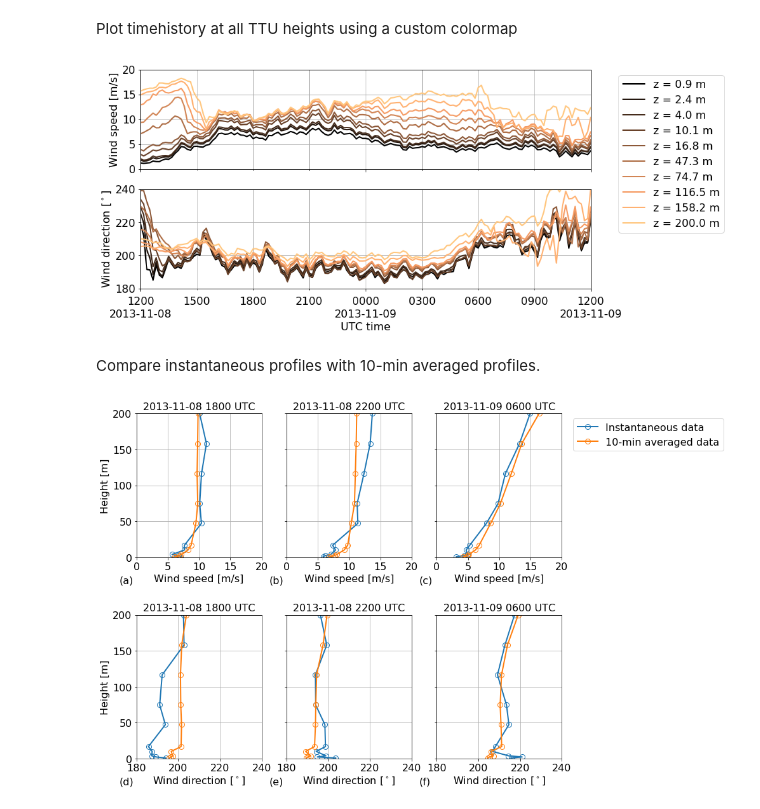
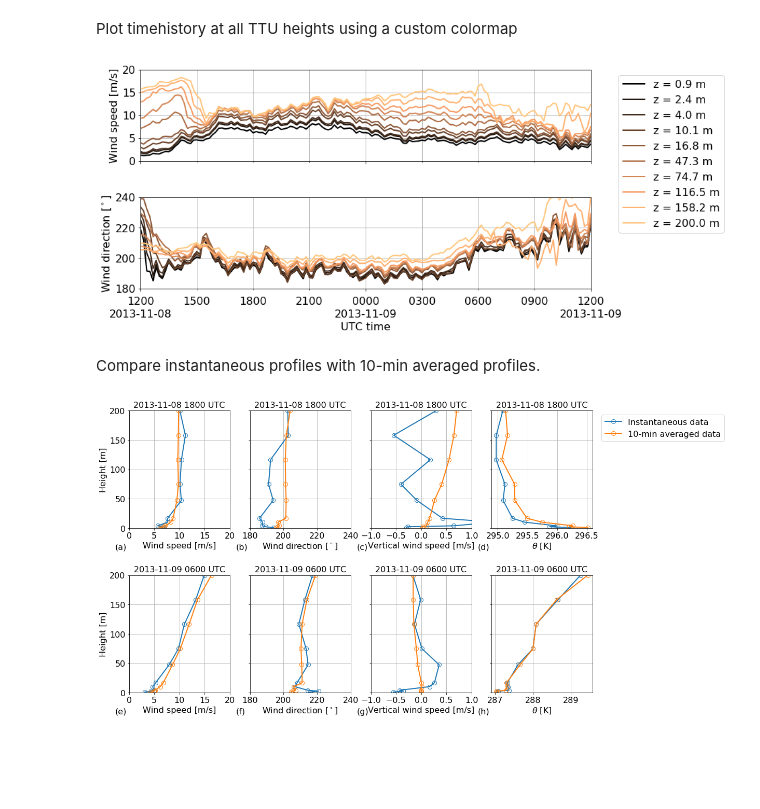
Before and after one commit to a2e-mmc/mmctools, a Jupyter notebook: example_plotting.ipynb, the cells around one changed output. Saved outputs shown, nothing was run; the diff lists cells and outputs as text; code cells hidden in the pictures; blank space fills up the shorter version.

Commit message:
Update example notebook to demonstrate ordering of fields

```diff
--- a/example_plotting.ipynb
+++ b/example_plotting.ipynb
@@ -46,9 +46,10 @@ Do some additional data processing
 # Calculate wind speed and direction
 df['wspd'] = np.sqrt(df['u']**2 + df['v']**2)
 df['wdir'] = 180. + np.arctan2(df['u'],df['v'])*180./np.pi
+df['theta'] = df['t'] * (1000./df['p'])**0.286
 # %%
 # Calculate 10min averages
-df10 = df.pivot(columns='height',values=['wspd','wdir']).resample('10min').mean().stack()
+df10 = df.pivot(columns='height',values=['wspd','wdir','w','theta']).resample('10min').mean().stack()
 df10.reset_index(inplace=True)
 df10.set_index(['datetime'],inplace=True)
 # %% [markdown]
@@ -108,23 +109,27 @@ ax[-1].tick_params(axis='x', which='major', pad=10)
 ax[-1].xaxis.set_minor_locator(mpl.dates.HourLocator(byhour=range(24),interval=3))
 ax[-1].xaxis.set_major_locator(mpl.dates.AutoDateLocator(minticks=2,maxticks=3))
 # %% [output]
-[figure, old version]
+[figure, new version]
 # %% [markdown]
 Compare instantaneous profiles with 10-min averaged profiles.
 # %%
 fig,ax = plot_profile(datasets={'Instantaneous data':df,'10-min averaged data':df10},
-                      fields=['wspd','wdir'],
-                      times=['2013-11-08 18:00:00','2013-11-08 22:00:00','2013-11-09 6:00:00'],
+                      fields=['wspd','wdir','w','theta'],
+                      times=['2013-11-08 18:00:00','2013-11-09 06:00:00'],
                       # Specify field limits
-                      fieldlimits={'wspd':(0,20),'wdir':(180,240)},
+                      fieldlimits={'wspd':(0,20),'wdir':(180,240),'w':(-1,1)},
                       # Specify height limits
                       heightlimits=(0,200),
                       # Stack results by dataset instead of times
                       stack_by='datasets',
+                      # Specify custom field labels
+                      fieldlabels={'w':'Vertical wind speed [m/s]','theta':r'$\theta$ [K]'},
                       # Label subplots
                       labelsubplots=True,
+                      # Change field order to have different fields correspond to different columns instead of rows
+                      fieldorder='F',
                       # Additional keyword arguments to personalize plotting style
                       linewidth=2,marker='o',markersize=8,mfc="none",
                      )
 # %% [output]
-[figure, old version]
+[figure, new version]
```
Also changed, not shown: parts of 1 cell of this notebook.
